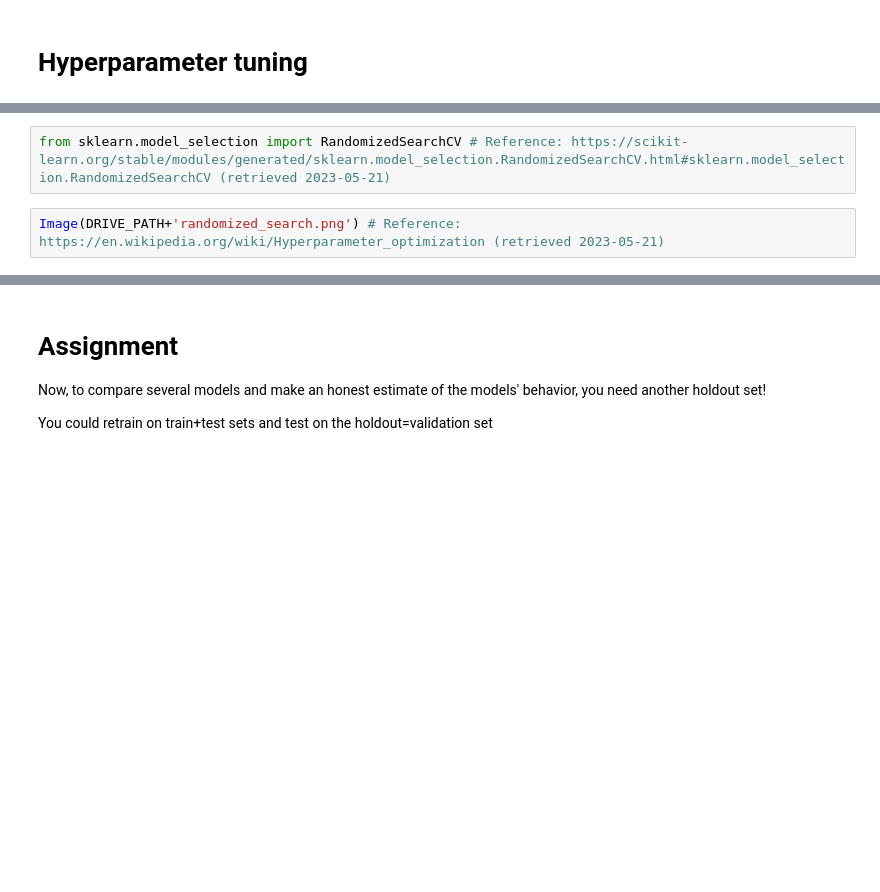
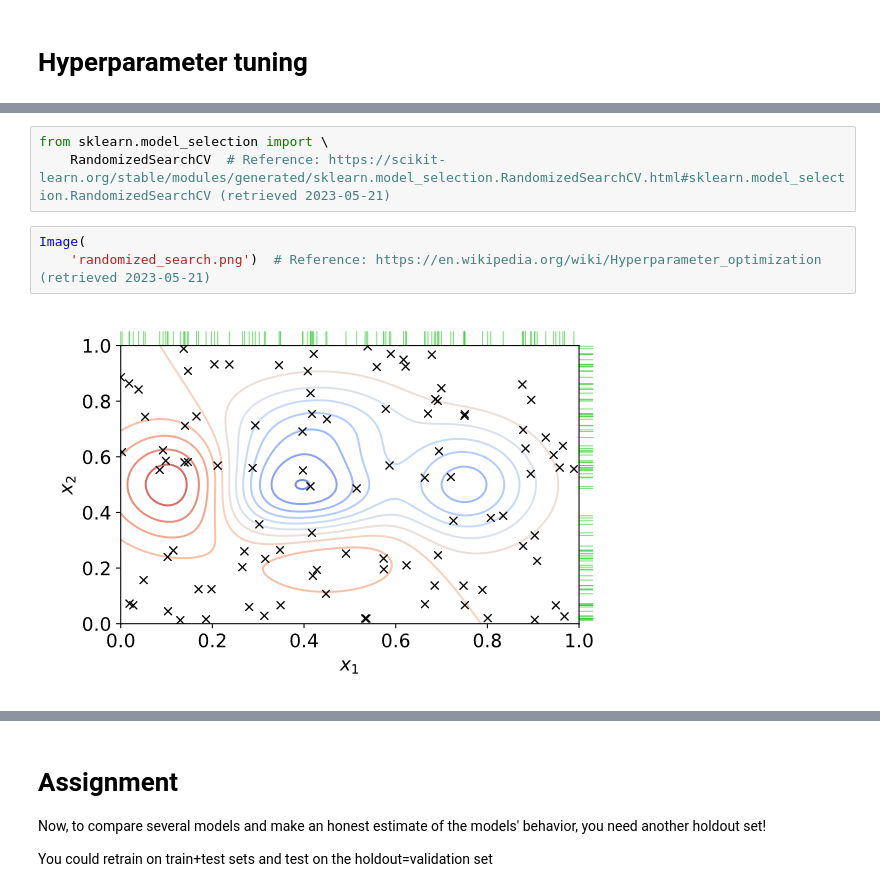
Before and after one commit to HeinrichGomTag/GraphDataScience, a Jupyter notebook: Intro_to_ML/Intro_to_ML.ipynb, the cells around one changed output, grey strips where cells are left out. Drawn from its saved outputs; the diff is of its cells as text; blank space fills up the shorter version.

```diff
--- a/Intro_to_ML/Intro_to_ML.ipynb
+++ b/Intro_to_ML/Intro_to_ML.ipynb
@@ -238,5 +288,9 @@ Image(DRIVE_PATH+'grid_search_cross_validation.png') # Reference: https://scikit
 # %%
-from sklearn.model_selection import RandomizedSearchCV # Reference: https://scikit-learn.org/stable/modules/generated/sklearn.model_selection.RandomizedSearchCV.html#sklearn.model_selection.RandomizedSearchCV (retrieved 2023-05-21)
+from sklearn.model_selection import \
+    RandomizedSearchCV  # Reference: https://scikit-learn.org/stable/modules/generated/sklearn.model_selection.RandomizedSearchCV.html#sklearn.model_selection.RandomizedSearchCV (retrieved 2023-05-21)
 # %%
-Image(DRIVE_PATH+'randomized_search.png') # Reference: https://en.wikipedia.org/wiki/Hyperparameter_optimization (retrieved 2023-05-21)
+Image(
+    'randomized_search.png')  # Reference: https://en.wikipedia.org/wiki/Hyperparameter_optimization (retrieved 2023-05-21)
+# %% [output]
+[figure, added]
 # %%
```
Also changed, not shown: parts of 24 cells of this notebook, 3 other files.
